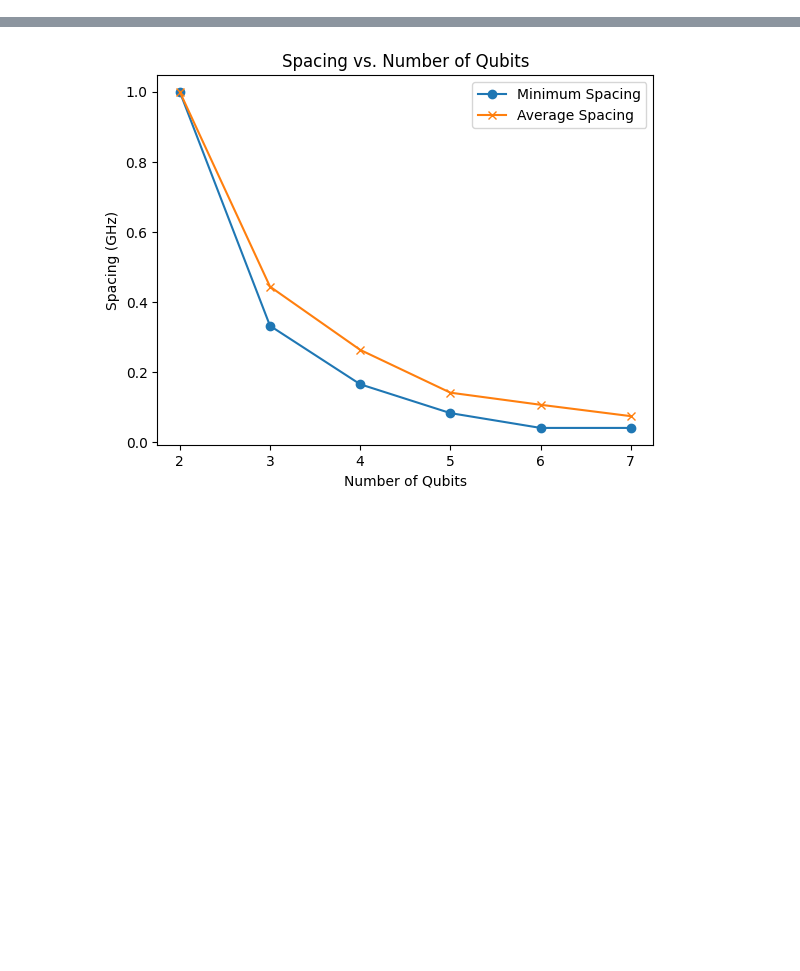
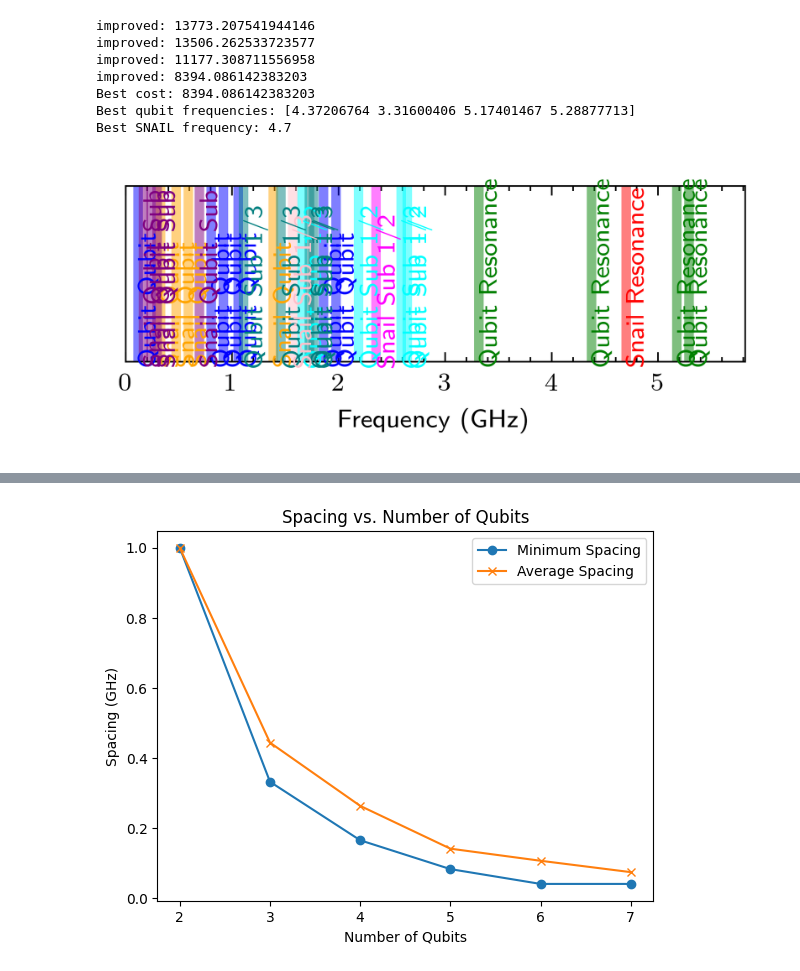
Before and after one commit to PITT-HATLAB/corral_crowding, a Jupyter notebook: src/notebooks/dev_optimized_allocation.ipynb, the cells around one changed output, grey strips where cells are left out. Drawn from its saved outputs; the diff is of its cells as text; code cells hidden in the pictures; blank space fills up the shorter version.

```diff
--- a/src/notebooks/dev_optimized_allocation.ipynb
+++ b/src/notebooks/dev_optimized_allocation.ipynb
@@ -196,0 +230,12 @@ Avg Spacing: 0.14168982768204536
+# %%
+best_freqs4, best_snail4 = optimize_layout(N_qubits=4)
+plot_frequencies(best_freqs4, best_snail4)
+# %% [output]
+improved: 13773.207541944146
+improved: 13506.262533723577
+improved: 11177.308711556958
+improved: 8394.086142383203
+Best cost: 8394.086142383203
+Best qubit frequencies: [4.37206764 3.31600406 5.17401467 5.28877713]
+Best SNAIL frequency: 4.7
+[figure, added]
```
Also changed, not shown: parts of 16 cells of this notebook, 7 other files.
